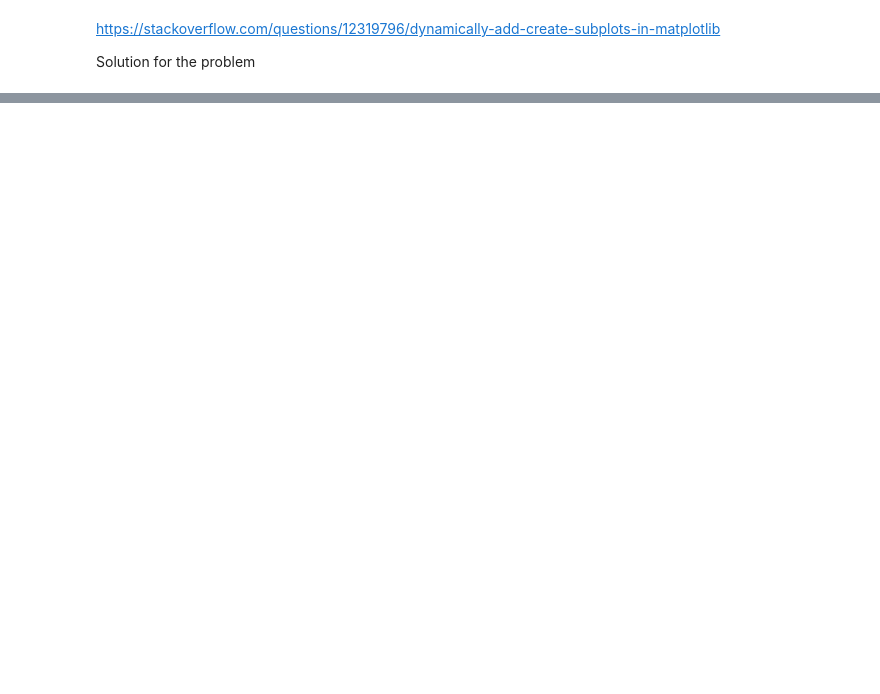
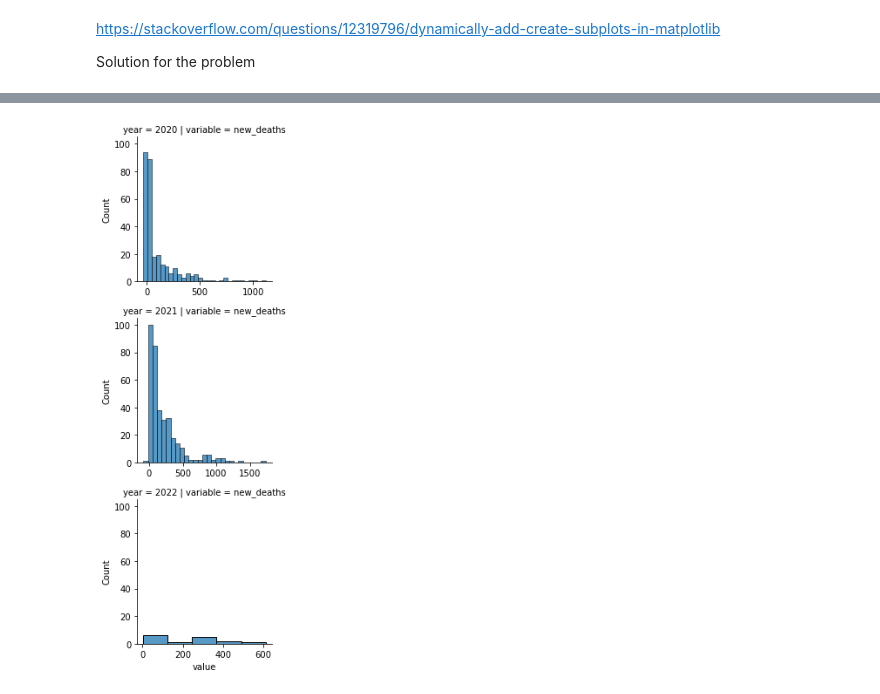
Before and after one commit to SebastianW89/COVID_19_GERMANY, a Jupyter notebook: COVID_WORLD_II.ipynb, the cells around one changed output, grey strips where cells are left out. Saved outputs shown, nothing was run; the diff lists cells and outputs as text; code cells hidden in the pictures; blank space fills up the shorter version.

```diff
--- a/COVID_WORLD_II.ipynb
+++ b/COVID_WORLD_II.ipynb
@@ -218,3 +279,25 @@ Solution for the problem
+# %%
+f=pd.melt(
+    frame=df_germany,
+    id_vars=['date','year'],
+    value_vars='new_deaths'
+)
+
+g=sns.FacetGrid(
+    data=f,
+    col='variable',
+    sharey=True,
+    sharex=False,
+    row='year'
+
+)
+
+
+g=g.map(sns.histplot,'value')
+
+plt.show()
+# %% [output]
+[figure, added]
 # %%
 sns.relplot(
     data=df_germany,
```
Also changed, not shown: parts of 21 cells of this notebook.
